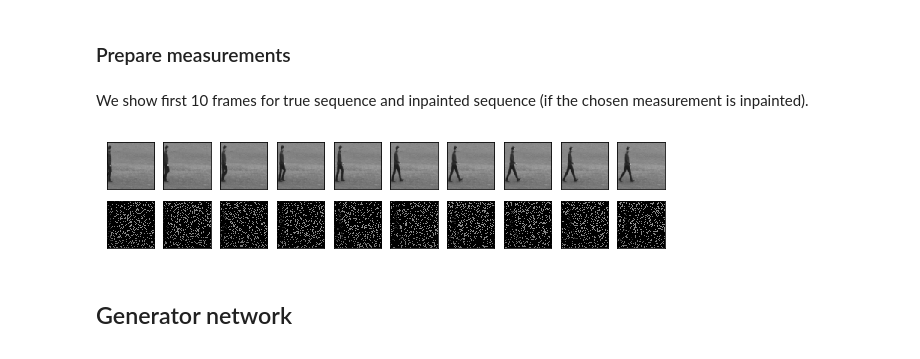
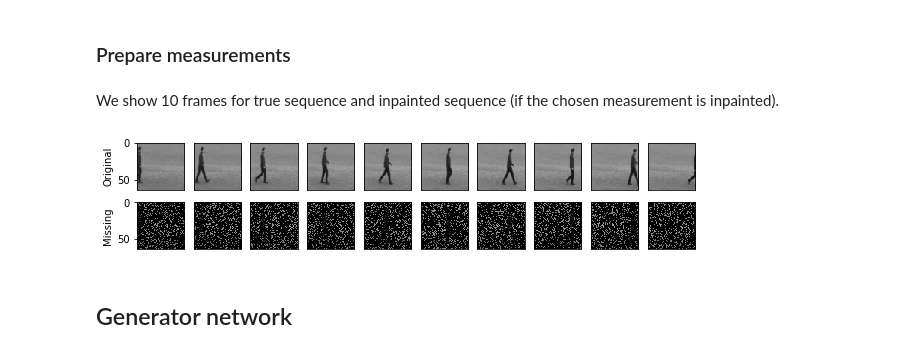
Before and after one commit to CSIPlab/GMLR, a Jupyter notebook: gmlr_details.ipynb, the cells around one changed output. Saved outputs shown, nothing was run; the diff lists cells and outputs as text; code cells hidden in the pictures.

```diff
--- a/gmlr_details.ipynb
+++ b/gmlr_details.ipynb
@@ -129,54 +129,68 @@ elif measurement_type=='missing':
     x_test=x_test_temp
     x_test=2*x_test-1
 # %% [markdown]
-We show first 10 frames for true sequence and inpainted sequence (if the chosen measurement is inpainted).
+We show 10 frames for true sequence and inpainted sequence (if the chosen measurement is inpainted).
 # %%
+n=10
+figset=np.uint16(np.linspace(0,sequence_size-1,n))
+
 corrupt=0
 if measurement_type=='missing':
     corrupt=1
-n=10
 _=plt.figure(figsize=(n, 1+corrupt))
 
 for i in range(n):
     # display original
     if nc==1:
         ax = plt.subplot(1+corrupt, n, i +1);
-        plt.imshow(x_test_org[i].reshape(ngf, ndf));
+        plt.imshow(x_test_org[figset[i]].reshape(ngf, ndf));
         plt.gray();
         ax.get_xaxis().set_visible(False);
         ax.get_yaxis().set_visible(False);
+        if i==0:
+            ax.get_yaxis().set_visible(True)
+            ax.set_ylabel('Original')
+
         if corrupt==1:
             ax = plt.subplot(1+corrupt, n, i +1+n);
-            _=plt.imshow((x_test[i]/2+0.5).reshape(ngf, ndf));
+            _=plt.imshow((x_test[figset[i]]/2+0.5).reshape(ngf, ndf));
             _=plt.gray();
             ax.get_xaxis().set_visible(False);
             ax.get_yaxis().set_visible(False);
-
+        if i==0:
+            ax.get_yaxis().set_visible(True)
+            ax.set_ylabel('Missing')
 
     elif nc==3:
         ax = plt.subplot(1+corrupt, n, i+1 );
-        temp=x_test_org[i];
+        temp=x_test_org[figset[i]];
         temp1=np.zeros((ngf, ndf,nc));
         for chan in range (0,nc):
             temp1[:,:,chan]=temp[chan,:,:];
         plt.imshow(temp1);
         ax.get_xaxis().set_visible(False);
         ax.get_yaxis().set_visible(False);
+        if i==0:
+            ax.get_yaxis().set_visible(True)
+            ax.set_ylabel('Original')
+
         if corrupt==1:
             ax = plt.subplot(1+corrupt, n, i+1 +n);
-            temp=x_test[i]/2+0.5;
+            temp=x_test[figset[i]]/2+0.5;
             temp1=np.zeros((ngf, ndf,nc));
             for chan in range (0,nc):
                 temp1[:,:,chan]=temp[chan,:,:]
             _=plt.imshow(temp1);
             ax.get_xaxis().set_visible(False);
             ax.get_yaxis().set_visible(False);
-
+        if i==0:
+            ax.get_yaxis().set_visible(True)
+            ax.set_ylabel('Missing')
 
 
 _=plt.show();
 # %% [output]
-[figure, old version]
+[figure, new version]
 # %% [markdown]
 ## Generator network
 ![genmodel1.png](attachment:genmodel1.png)
```
Also changed, not shown: parts of 18 cells of this notebook.
